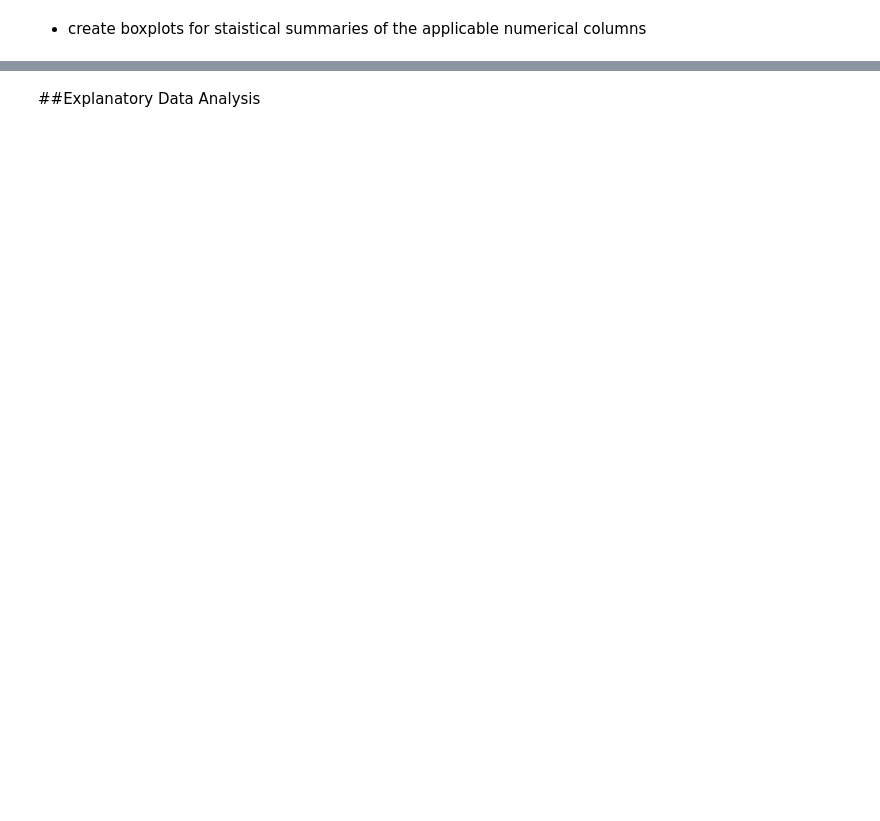
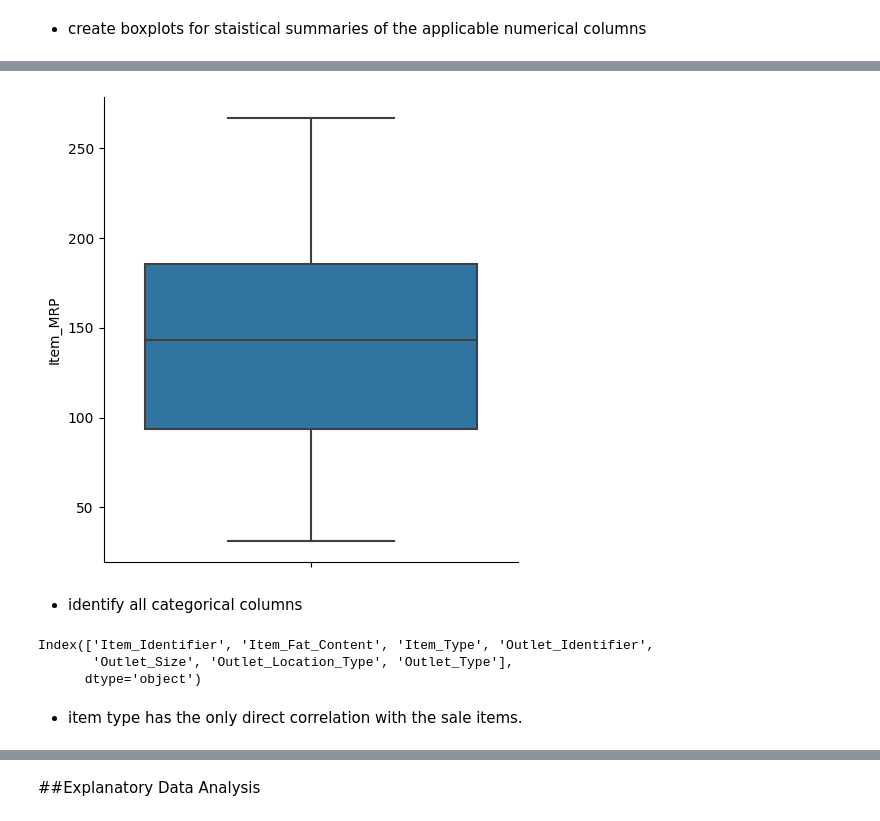
Before and after one commit to clovestad/Prediction_of_Product_Sales, a Jupyter notebook: sales_predictions.ipynb, the cells around one changed output, grey strips where cells are left out. Drawn from its saved outputs; the diff is of its cells as text; code cells hidden in the pictures; blank space fills up the shorter version.

```diff
--- a/sales_predictions.ipynb
+++ b/sales_predictions.ipynb
@@ -166,0 +367,15 @@ g= sns.catplot(data=df, x='Item_Outlet_Sales',y='Item_MRP',hue='Item_Outlet_Sale
+# %%
+g= sns.catplot(data=df, y='Item_MRP', kind="box", )
+# %% [output]
+[figure, added]
+# %% [markdown]
+- identify all  categorical columns
+# %%
+#variable previously defined in cleaning
+string_cols
+# %% [output]
+Index(['Item_Identifier', 'Item_Fat_Content', 'Item_Type', 'Outlet_Identifier',
+       'Outlet_Size', 'Outlet_Location_Type', 'Outlet_Type'],
+      dtype='object')
+# %% [markdown]
+- item type has the only direct correlation with the sale items.
```
Also changed, not shown: parts of 29 cells of this notebook.
